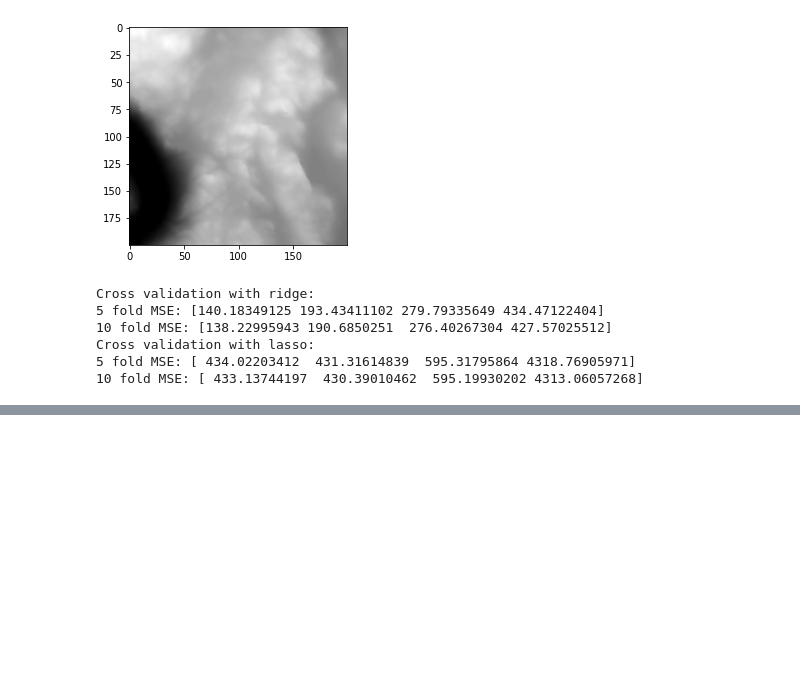
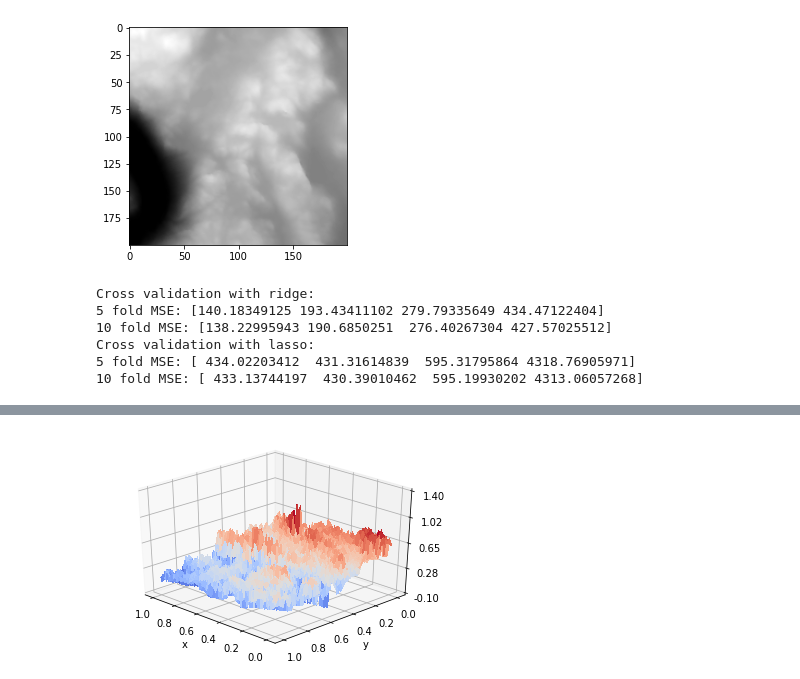
Before and after one commit to espentn/FYS-STK3155, a Jupyter notebook: FYS-STK3155.ipynb, the cells around one changed output, grey strips where cells are left out. Drawn from its saved outputs; the diff is of its cells as text; code cells hidden in the pictures; blank space fills up the shorter version.

```diff
--- a/FYS-STK3155.ipynb
+++ b/FYS-STK3155.ipynb
@@ -1045,0 +1048,4 @@ n
+# %%
+realData()
+# %% [output]
+[figure, added]
```
Also changed, not shown: parts of 7 cells of this notebook.
